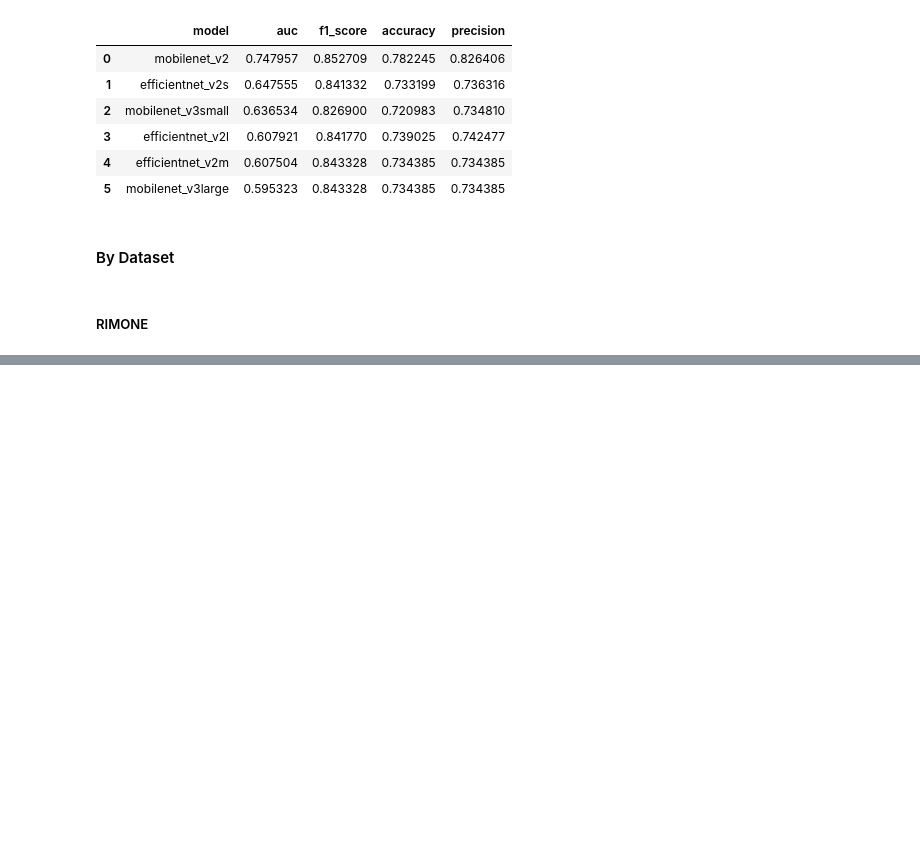
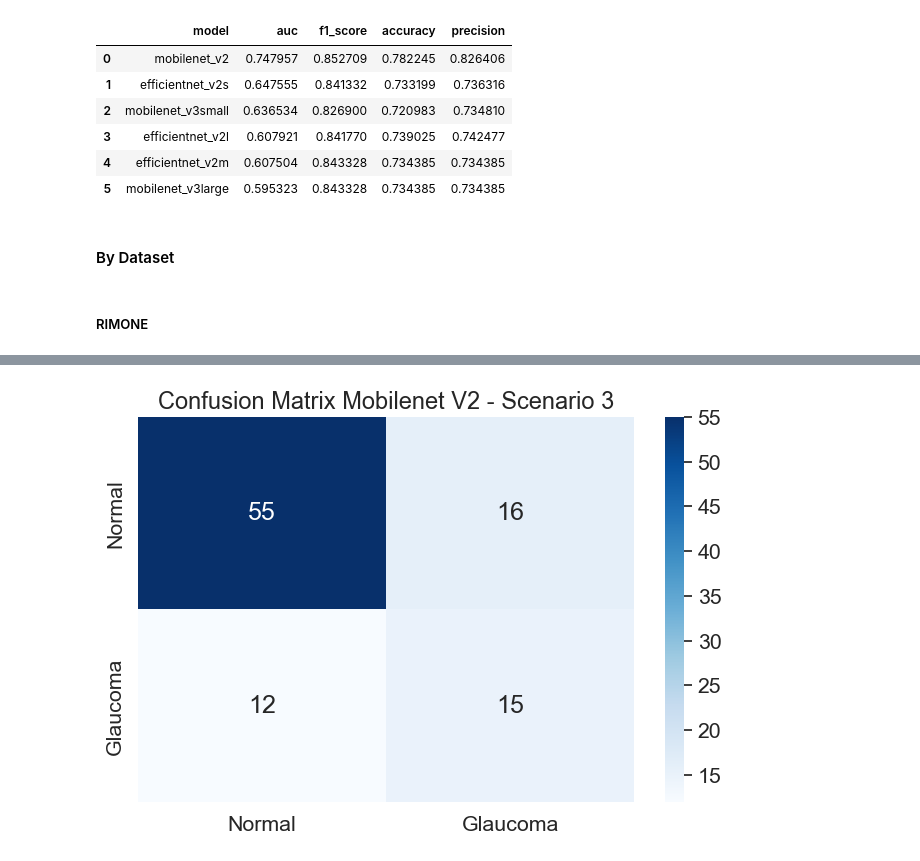
Before and after one commit to Bugi-Sulistiyo/Comparing-EfficientNet-and-MobileNet-on-Glaucoma-Detection, a Jupyter notebook: main/scripts/c. modeling/3. result_handling.ipynb, the cells around one changed output, grey strips where cells are left out. Cells and saved outputs as stored; diff of their text form; code cells hidden in the pictures; blank space fills up the shorter version.

```diff
--- a/main/scripts/c. modeling/3. result_handling.ipynb
+++ b/main/scripts/c. modeling/3. result_handling.ipynb
@@ -237,0 +407,11 @@ s3_result_sumarize
+# %%
+papila_result = result_final.groupby(by='dataset').get_group('papila')
+
+papila_result.drop(columns=['dataset', 'loss', 'sensitivity'], inplace=True)
+papila_result.sort_values(by=['auc', 'f1_score', 'accuracy', 'precision'], ascending=False, inplace=True, ignore_index=True)
+
+papila_result.to_csv(os.path.join(path_storage,
+                                'papila_general_result.csv'),
+                    index=False)
+
+papila_result.head(5)
@@ -237,0 +425,8 @@ s3_result_sumarize
+# %%
+modeling.confusion_matrix_plot_highest(result=papila_result,
+                                        place=0,
+                                        model_name='Mobilenet V2 - Scenario 3',
+                                        path_dest=path_storage,
+                                        file_name='papila_general_best')
+# %% [output]
+[figure, added]
```
Also changed, not shown: parts of 17 cells of this notebook.
